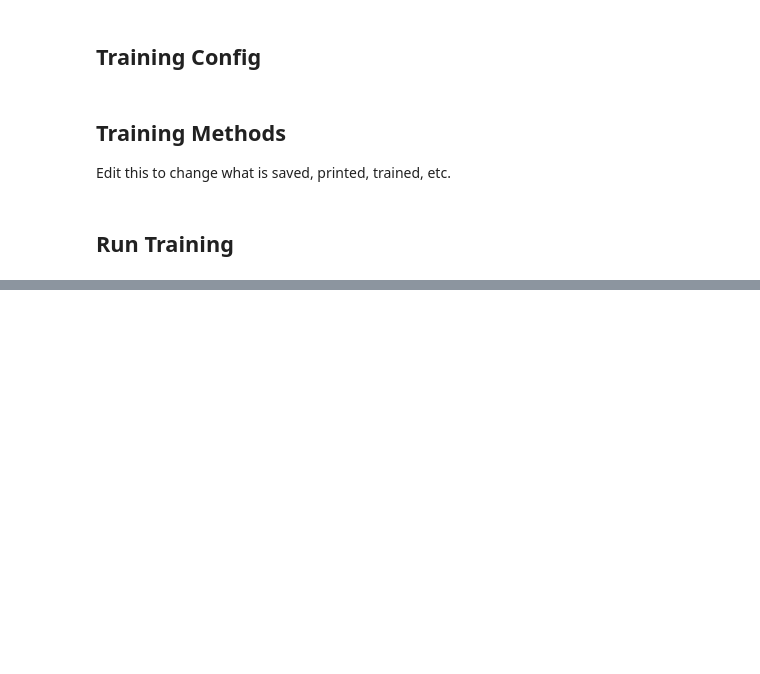
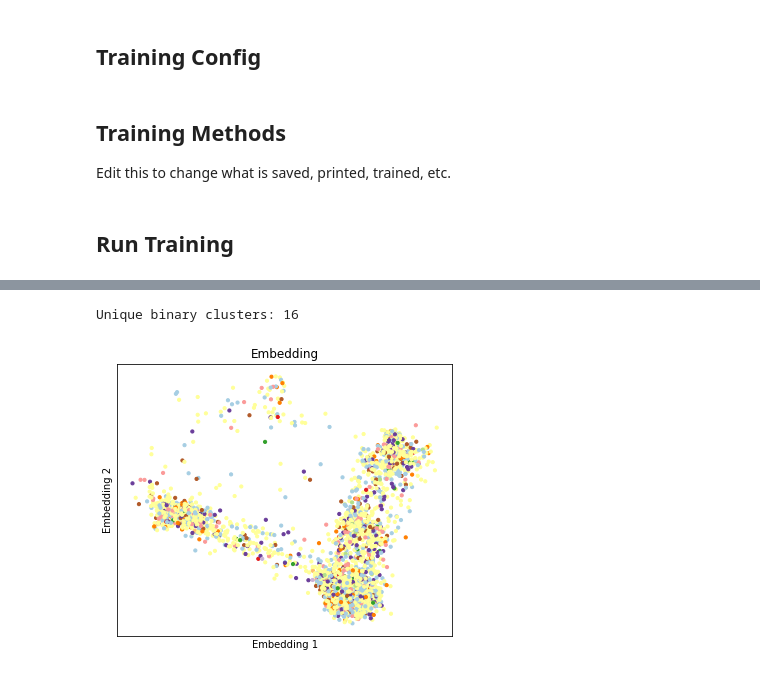
Before and after one commit to KrishnaswamyLab/SAUCIE, a Jupyter notebook: SAUCIE Tutorial.ipynb, the cells around one changed output, grey strips where cells are left out. Cells and saved outputs as stored; diff of their text form; code cells hidden in the pictures; blank space fills up the shorter version.

```diff
--- a/SAUCIE Tutorial.ipynb
+++ b/SAUCIE Tutorial.ipynb
@@ -217,0 +240,20 @@ TypeError: Input 'y' of 'Mul' Op has type float32 that does not match type float
+# %%
+# plot
+plot_folder = model.save_path + '/plots'
+
+if not os.path.exists(plot_folder):
+    os.makedirs(plot_folder)
+save_file = plot_folder + '/embedding.png'
+
+plot_ops = OrderedDict(emb=model.encoder)
+plot_ops['cluster_acts'] = tf.get_collection('id_normalized_activations')
+
+subs = np.random.choice(np.arange(len(data.data)), 5000, replace=False)
+test_feed_dict = {model.x_: data.data[subs,:],
+                  model.is_training_: False}
+
+plot_dict = sess.run(plot_ops, feed_dict=test_feed_dict)
+
+acts = plot_dict['cluster_acts'][0]
+clusts = utils.binarize(acts, thresh)
+plotting.plot_embedding2D(plot_dict['emb'], clusts, save_file, 'Bottleneck layer embedding')
@@ -217,0 +262,3 @@ TypeError: Input 'y' of 'Mul' Op has type float32 that does not match type float
+# %%
+# get embedding
+embedding = sess.run(model.encoder, feed_dict=test_feed_dict)
@@ -217,0 +275,16 @@ TypeError: Input 'y' of 'Mul' Op has type float32 that does not match type float
+# %%
+# plot embedding
+acts = plot_dict['cluster_acts'][0]
+clusts = utils.binarize(acts, thresh)
+
+fig = plt.figure(figsize=(6, 5))
+ax = fig.add_subplot(111)
+plt.setp(ax, xticks=[], yticks=[])
+ax.scatter(embedding[:,0], embedding[:,1], s=10, c=clusts, cmap="Paired")
+ax.set_xlabel("Embedding 1")
+ax.set_ylabel("Embedding 2")
+ax.set_title("Embedding")
+plt.show()
+# %% [output]
+Unique binary clusters: 16
+[figure, added]
```
Also changed, not shown: parts of 5 cells of this notebook, 1 other file.
